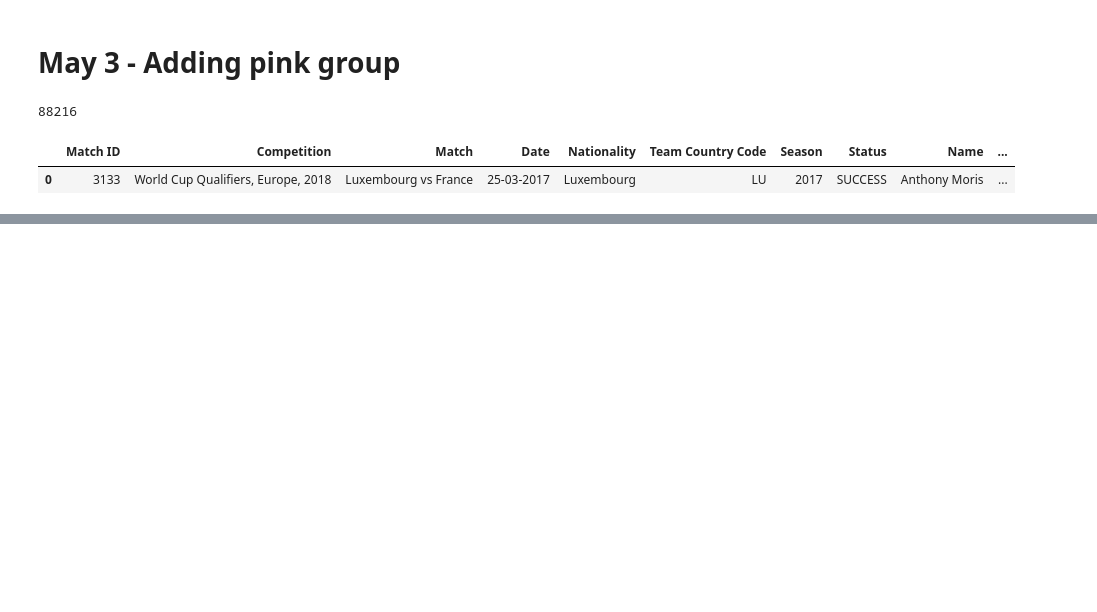
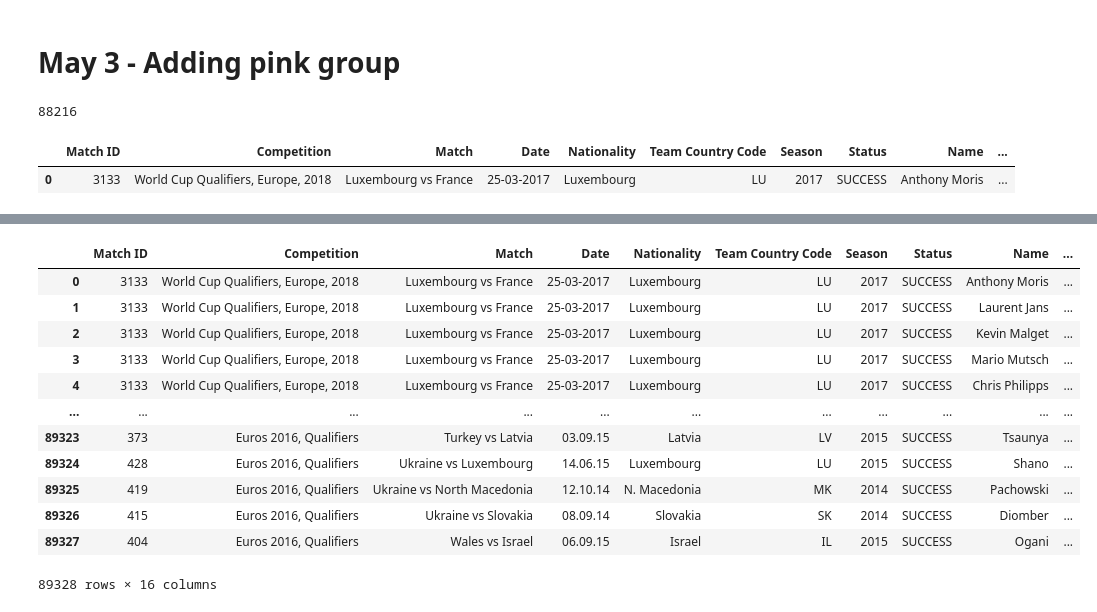
Before and after one commit to finnlsmith/footy_project_market_value_rankings, a Jupyter notebook: create_dataset_1/add_dfs_to_large_df.ipynb, the cells around one changed output, grey strips where cells are left out. Cells and saved outputs as stored; diff of their text form; code cells hidden in the pictures; blank space fills up the shorter version.

```diff
--- a/create_dataset_1/add_dfs_to_large_df.ipynb
+++ b/create_dataset_1/add_dfs_to_large_df.ipynb
@@ -475,0 +488,17 @@ pink_Cyrillic
+# %%
+combined_DF_NEWEST = pd.concat([combined_DF_NEWEST, pink_Cyrillic], ignore_index=True)
+combined_DF_NEWEST
+# %% [output]
+|  | Match ID | Competition | Match | Date | Nationality | Team Country Code | Season | Status | Name | ... |
+| 0 | 3133 | World Cup Qualifiers, Europe, 2018 | Luxembourg vs France | 25-03-2017 | Luxembourg | LU | 2017 | SUCCESS | Anthony Moris | ... |
+| 1 | 3133 | World Cup Qualifiers, Europe, 2018 | Luxembourg vs France | 25-03-2017 | Luxembourg | LU | 2017 | SUCCESS | Laurent Jans | ... |
+| 2 | 3133 | World Cup Qualifiers, Europe, 2018 | Luxembourg vs France | 25-03-2017 | Luxembourg | LU | 2017 | SUCCESS | Kevin Malget | ... |
+| 3 | 3133 | World Cup Qualifiers, Europe, 2018 | Luxembourg vs France | 25-03-2017 | Luxembourg | LU | 2017 | SUCCESS | Mario Mutsch | ... |
+| 4 | 3133 | World Cup Qualifiers, Europe, 2018 | Luxembourg vs France | 25-03-2017 | Luxembourg | LU | 2017 | SUCCESS | Chris Philipps | ... |
+| ... | ... | ... | ... | ... | ... | ... | ... | ... | ... | ... |
+| 89323 | 373 | Euros 2016, Qualifiers | Turkey vs Latvia | 03.09.15 | Latvia | LV | 2015 | SUCCESS | Tsaunya | ... |
+| 89324 | 428 | Euros 2016, Qualifiers | Ukraine vs Luxembourg | 14.06.15 | Luxembourg | LU | 2015 | SUCCESS | Shano | ... |
+| 89325 | 419 | Euros 2016, Qualifiers | Ukraine vs North Macedonia | 12.10.14 | N. Macedonia | MK | 2014 | SUCCESS | Pachowski | ... |
+| 89326 | 415 | Euros 2016, Qualifiers | Ukraine vs Slovakia | 08.09.14 | Slovakia | SK | 2014 | SUCCESS | Diomber | ... |
+| 89327 | 404 | Euros 2016, Qualifiers | Wales vs Israel | 06.09.15 | Israel | IL | 2015 | SUCCESS | Ogani | ... |
+89328 rows × 16 columns
```
Also changed, not shown: parts of 4 cells of this notebook, 2 other files.
